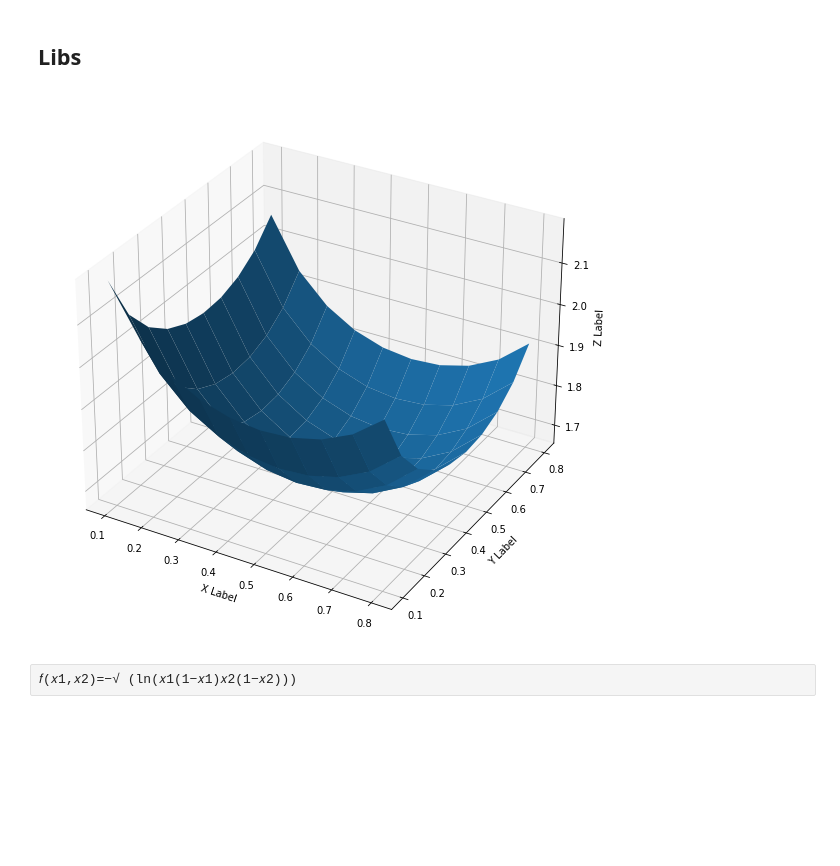
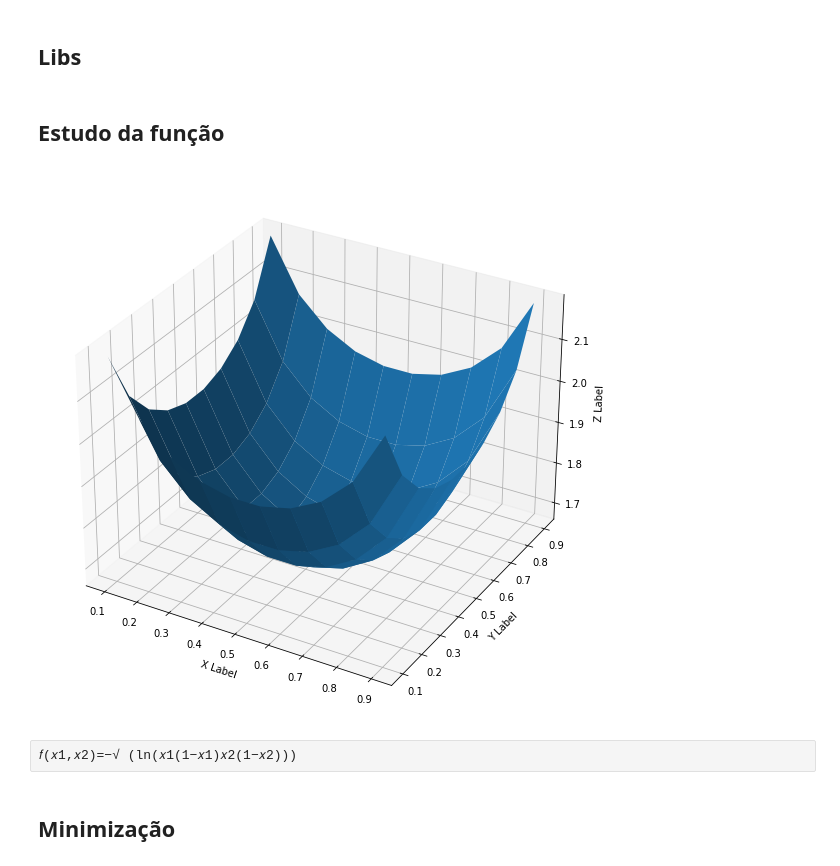
Before and after one commit to andrewcruz16/cos360, a Jupyter notebook: notebook.ipynb, the cells around one changed output. Cells and saved outputs as stored; diff of their text form; code cells hidden in the pictures; blank space fills up the shorter version.

```diff
--- a/notebook.ipynb
+++ b/notebook.ipynb
@@ -21,0 +20,2 @@ import matplotlib.pyplot as plt
+# %% [markdown]
+## Estudo da função
@@ -22,23 +44,25 @@ import matplotlib.pyplot as plt
 # %%
-def function(x1, x2):
-    return np.sqrt(-1 * math.log(x1 * (1 - x1) * x2 * (1 - x2)))
+def function(x):
+    return np.sqrt(-1 * math.log(x[0] * (1 - x[0]) * x[1] * (1 - x[1])))
 # %%
-x = y = np.linspace(0.1, 0.8, 10)
+x = y = np.linspace(0.1, 0.9, 10)
 X, Y = np.meshgrid(x, y)
 
-z_array = np.array([function(a, b) for a, b in zip(np.ravel(X), np.ravel(Y))])
+z_array = np.array([function([a, b]) for a, b in zip(np.ravel(X), np.ravel(Y))])
 Z = z_array.reshape(X.shape)
 
 fig = plt.figure(figsize=[10.0,10.0])
 ax = fig.add_subplot(111, projection='3d')
 ax.plot_surface(X, Y, Z)
 
 ax.set_xlabel('X Label')
 ax.set_ylabel('Y Label')
 ax.set_zlabel('Z Label')
 
 plt.show()
 # %% [output]
-[figure, old version]
+[figure, new version]
 # %% [raw]
 𝑓(𝑥1,𝑥2)=−√ (ln(𝑥1(1−𝑥1)𝑥2(1−𝑥2)))
+# %% [markdown]
+## Minimização
```
Also changed, not shown: parts of 5 cells of this notebook.
